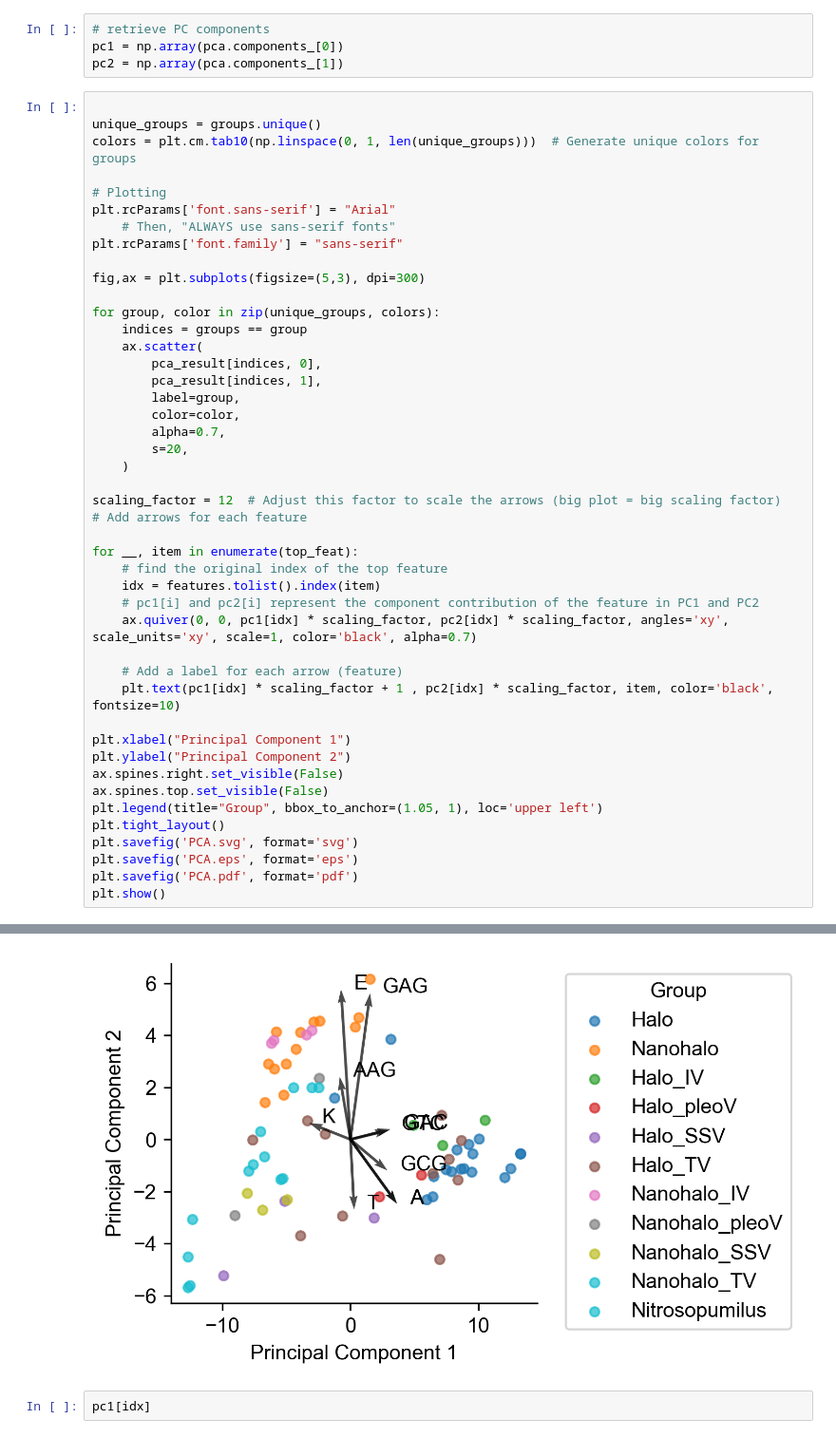
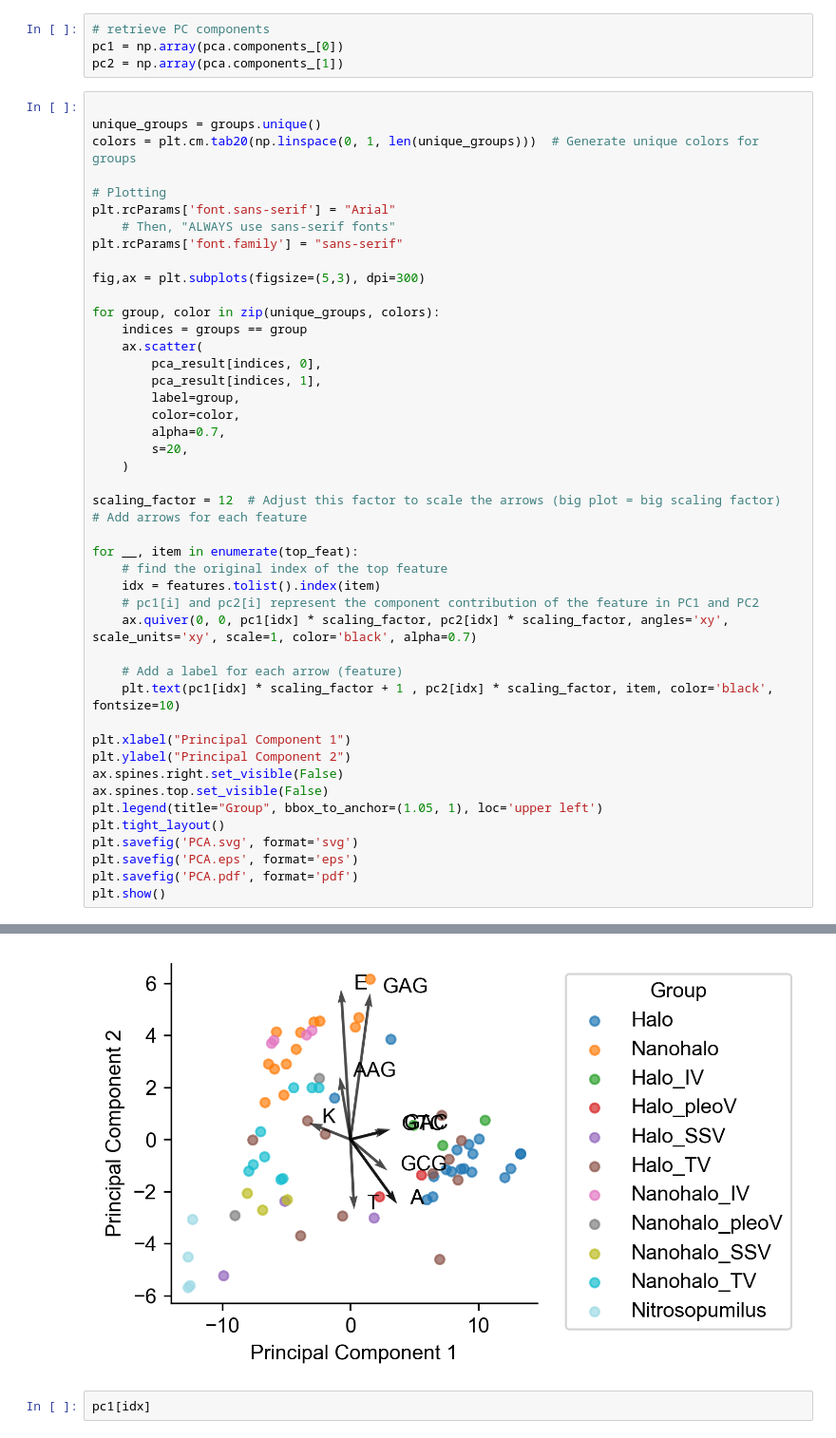
Before and after one commit to anqizhou13/genPCA, a Jupyter notebook: script.ipynb, the cells around one changed output, grey strips where cells are left out. Shown: that part at 95% size. Cells and saved outputs as stored; diff of their text form.

```diff
--- a/script.ipynb
+++ b/script.ipynb
@@ -89,7 +89,7 @@ pc2 = np.array(pca.components_[1])
 # %%
 
 unique_groups = groups.unique()
-colors = plt.cm.tab10(np.linspace(0, 1, len(unique_groups)))  # Generate unique colors for groups
+colors = plt.cm.tab20(np.linspace(0, 1, len(unique_groups)))  # Generate unique colors for groups
 
 # Plotting
 plt.rcParams['font.sans-serif'] = "Arial"
@@ -106,34 +106,34 @@ for group, color in zip(unique_groups, colors):
         label=group,
         color=color,
         alpha=0.7,
         s=20,
     )
 
 scaling_factor = 12  # Adjust this factor to scale the arrows (big plot = big scaling factor)
 # Add arrows for each feature
 
 for __, item in enumerate(top_feat):
     # find the original index of the top feature
     idx = features.tolist().index(item)
     # pc1[i] and pc2[i] represent the component contribution of the feature in PC1 and PC2
     ax.quiver(0, 0, pc1[idx] * scaling_factor, pc2[idx] * scaling_factor, angles='xy', scale_units='xy', scale=1, color='black', alpha=0.7)
 
     # Add a label for each arrow (feature)
     plt.text(pc1[idx] * scaling_factor + 1 , pc2[idx] * scaling_factor, item, color='black', fontsize=10)
 
 plt.xlabel("Principal Component 1")
 plt.ylabel("Principal Component 2")
 ax.spines.right.set_visible(False)
 ax.spines.top.set_visible(False)
 plt.legend(title="Group", bbox_to_anchor=(1.05, 1), loc='upper left')
 plt.tight_layout()
 plt.savefig('PCA.svg', format='svg')
 plt.savefig('PCA.eps', format='eps')
 plt.savefig('PCA.pdf', format='pdf')
 plt.show()
 # %% [output]
 The PostScript backend does not support transparency; partially transparent artists will be rendered opaque.
-[figure, old version]
+[figure, new version]
 # %%
 pc1[idx]
 # %% [output]
```
